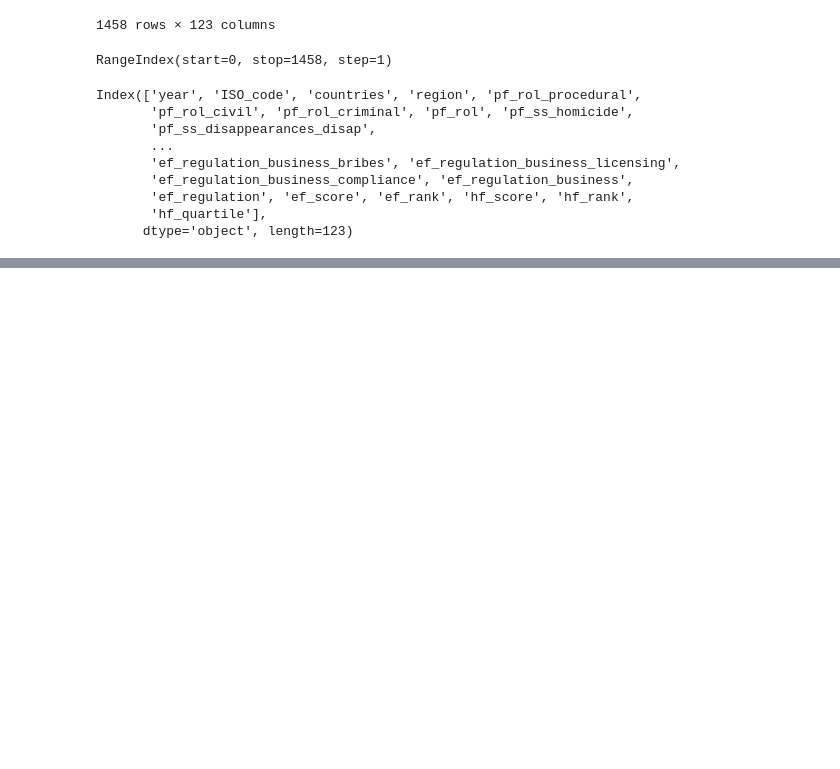
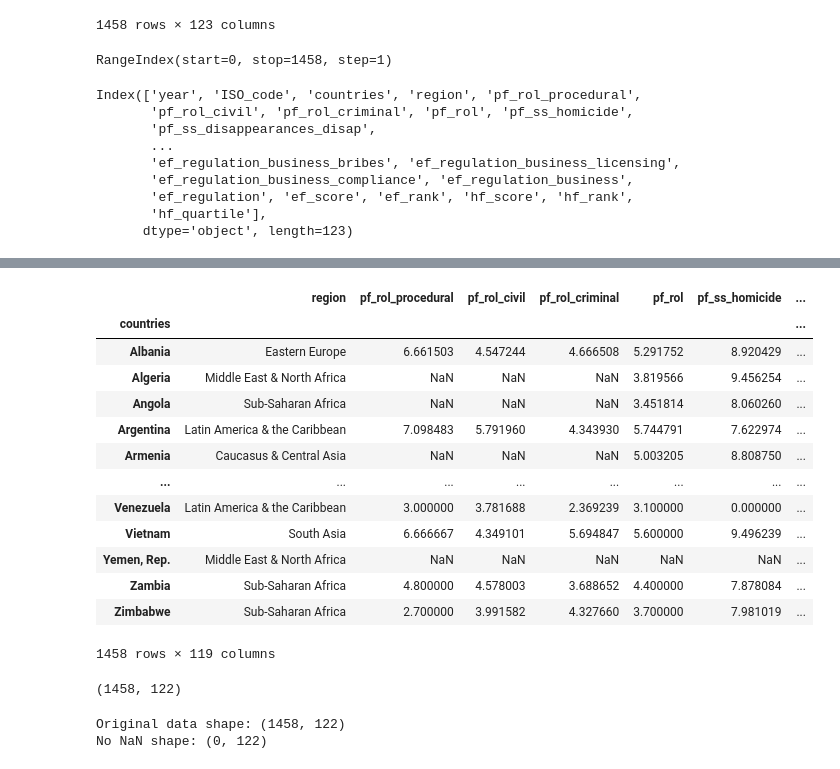
Before and after one commit to shamrockbandit/Project1_repo, a Jupyter notebook: readData.ipynb, the cells around one changed output, grey strips where cells are left out. Drawn from its saved outputs; the diff is of its cells as text; code cells hidden in the pictures; blank space fills up the shorter version.

```diff
--- a/readData.ipynb
+++ b/readData.ipynb
@@ -45,0 +77,36 @@ Index(['year', 'ISO_code', 'countries', 'region', 'pf_rol_procedural',
+# %%
+# looking at a few data columns.  some NAN's
+freedom_country_df.iloc[:, 2 : -1]
+
+# some countries have no data (all NaN)
+# others have some data (only a few columns with NaN)
+# %% [output]
+|  | region | pf_rol_procedural | pf_rol_civil | pf_rol_criminal | pf_rol | pf_ss_homicide | ... |
+| countries |  |  |  |  |  |  | ... |
+| Albania | Eastern Europe | 6.661503 | 4.547244 | 4.666508 | 5.291752 | 8.920429 | ... |
+| Algeria | Middle East & North Africa | NaN | NaN | NaN | 3.819566 | 9.456254 | ... |
+| Angola | Sub-Saharan Africa | NaN | NaN | NaN | 3.451814 | 8.060260 | ... |
+| Argentina | Latin America & the Caribbean | 7.098483 | 5.791960 | 4.343930 | 5.744791 | 7.622974 | ... |
+| Armenia | Caucasus & Central Asia | NaN | NaN | NaN | 5.003205 | 8.808750 | ... |
+| ... | ... | ... | ... | ... | ... | ... | ... |
+| Venezuela | Latin America & the Caribbean | 3.000000 | 3.781688 | 2.369239 | 3.100000 | 0.000000 | ... |
+| Vietnam | South Asia | 6.666667 | 4.349101 | 5.694847 | 5.600000 | 9.496239 | ... |
+| Yemen, Rep. | Middle East & North Africa | NaN | NaN | NaN | NaN | NaN | ... |
+| Zambia | Sub-Saharan Africa | 4.800000 | 4.578003 | 3.688652 | 4.400000 | 7.878084 | ... |
+| Zimbabwe | Sub-Saharan Africa | 2.700000 | 3.991582 | 4.327660 | 3.700000 | 7.981019 | ... |
+1458 rows × 119 columns
+# %%
+freedom_country_df.shape
+# %% [output]
+(1458, 122)
+# %%
+# droping all NaN's loses the entire data set.
+# may need to select which columns we care about data existing
+# https://pandas.pydata.org/pandas-docs/stable/reference/api/pandas.DataFrame.dropna.html
+#freedom_noNan_df = freedom_country_df.dropna()
+
+print(f"Original data shape: {freedom_country_df.shape}")
+print(f"No NaN shape: {freedom_country_df.dropna().shape}")
+# %% [output]
+Original data shape: (1458, 122)
+No NaN shape: (0, 122)
```
Also changed, not shown: parts of 5 cells of this notebook.
